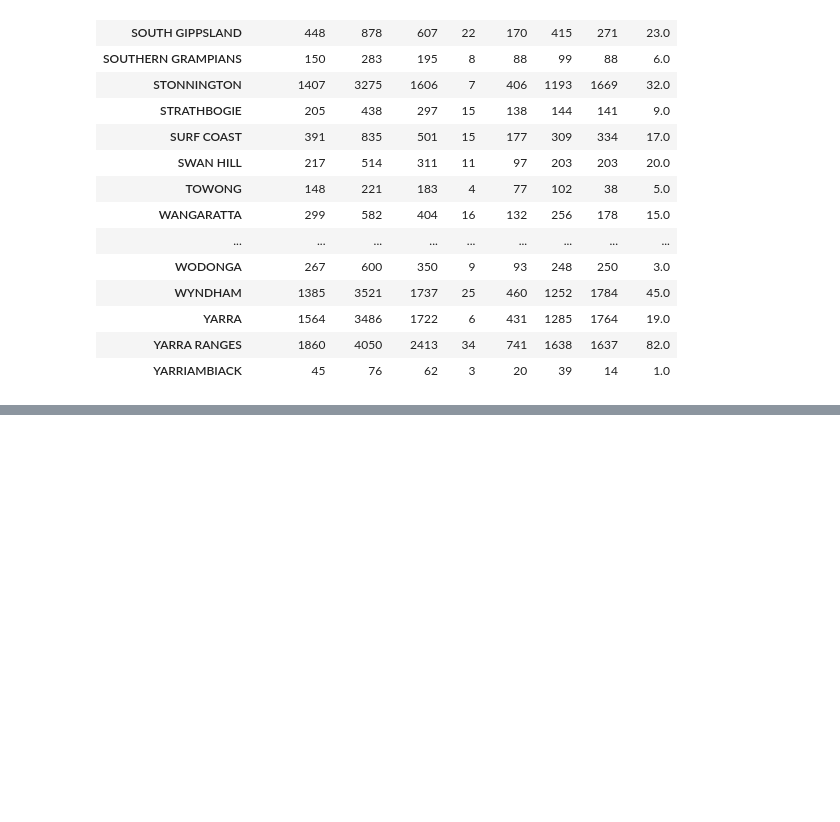
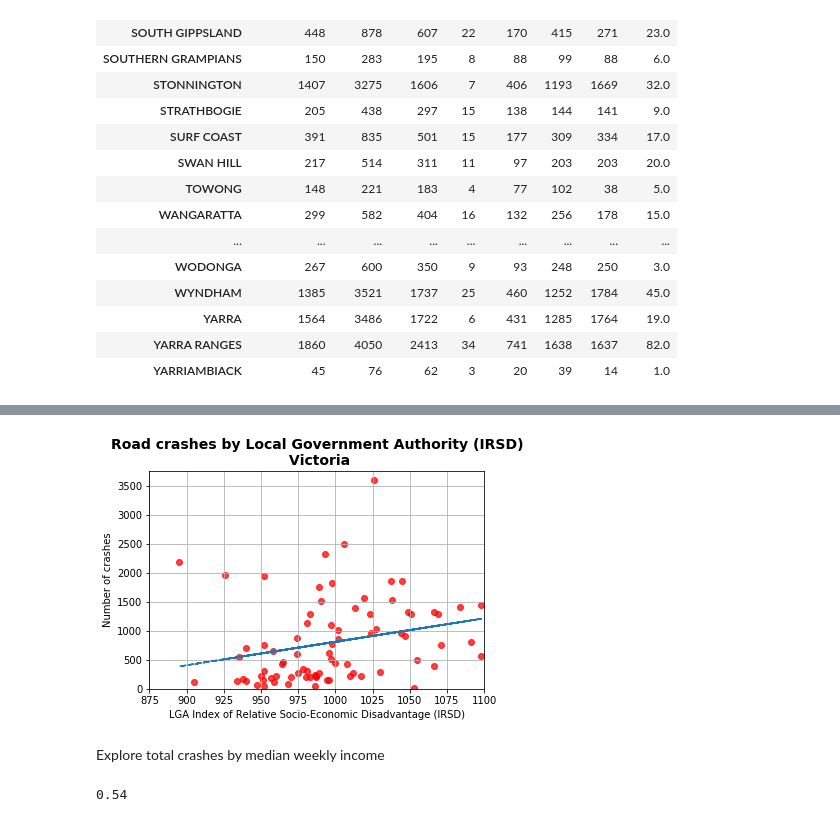
Before and after one commit to Jamie-GiHu/Turqoise-Bears-Project-Repo, a Jupyter notebook: Vic_Crash_analysis.ipynb, the cells around one changed output, grey strips where cells are left out. Saved outputs shown, nothing was run; the diff lists cells and outputs as text; code cells hidden in the pictures; blank space fills up the shorter version.

```diff
--- a/Vic_Crash_analysis.ipynb
+++ b/Vic_Crash_analysis.ipynb
@@ -319,0 +380,27 @@ LGA_merged
+# %%
+#Calculate the linear regression for the total number of crashes for the population of victoria by LGA
+IRSD_slope, IRSD_int, IRSD_r, IRSD_p, IRSD_std_err = stats.linregress(LGA_merged["Index of Relative Socio-Economic Disadvantage (IRSD)"], LGA_merged["total_crashes"])
+# %%
+#Equation of the line to calculate the predicted number of crashes for the population of victoria by LGA
+IRSD_summary_fit = IRSD_slope * LGA_merged["Index of Relative Socio-Economic Disadvantage (IRSD)"] + IRSD_int
+# %%
+#Plot the linear model on the scatter plot
+
+plt.scatter(LGA_merged["Index of Relative Socio-Economic Disadvantage (IRSD)"], LGA_merged["total_crashes"], facecolors="red", alpha = 0.75)
+plt.plot(LGA_merged["Index of Relative Socio-Economic Disadvantage (IRSD)"], IRSD_summary_fit, "--")
+plt.xlabel("LGA Index of Relative Socio-Economic Disadvantage (IRSD)")
+plt.ylabel("Number of crashes")
+plt.title("Road crashes by Local Government Authority (IRSD)\n Victoria", fontsize=14, fontweight="bold")
+plt.xlim(875,1100)
+plt.ylim(0,3750)
+plt.grid()
+plt.show()
+# %% [output]
+[figure, added]
+# %% [markdown]
+Explore total crashes by median weekly income
+# %%
+#Calculate the correlation coefficient to see if there is a correlation between socio status and the number of crashes
+round(st.pearsonr(LGA_merged["Median household income"], LGA_merged["total_crashes"])[0], 2)
+# %% [output]
+0.54
```
Also changed, not shown: parts of 26 cells of this notebook, 1 other file.
